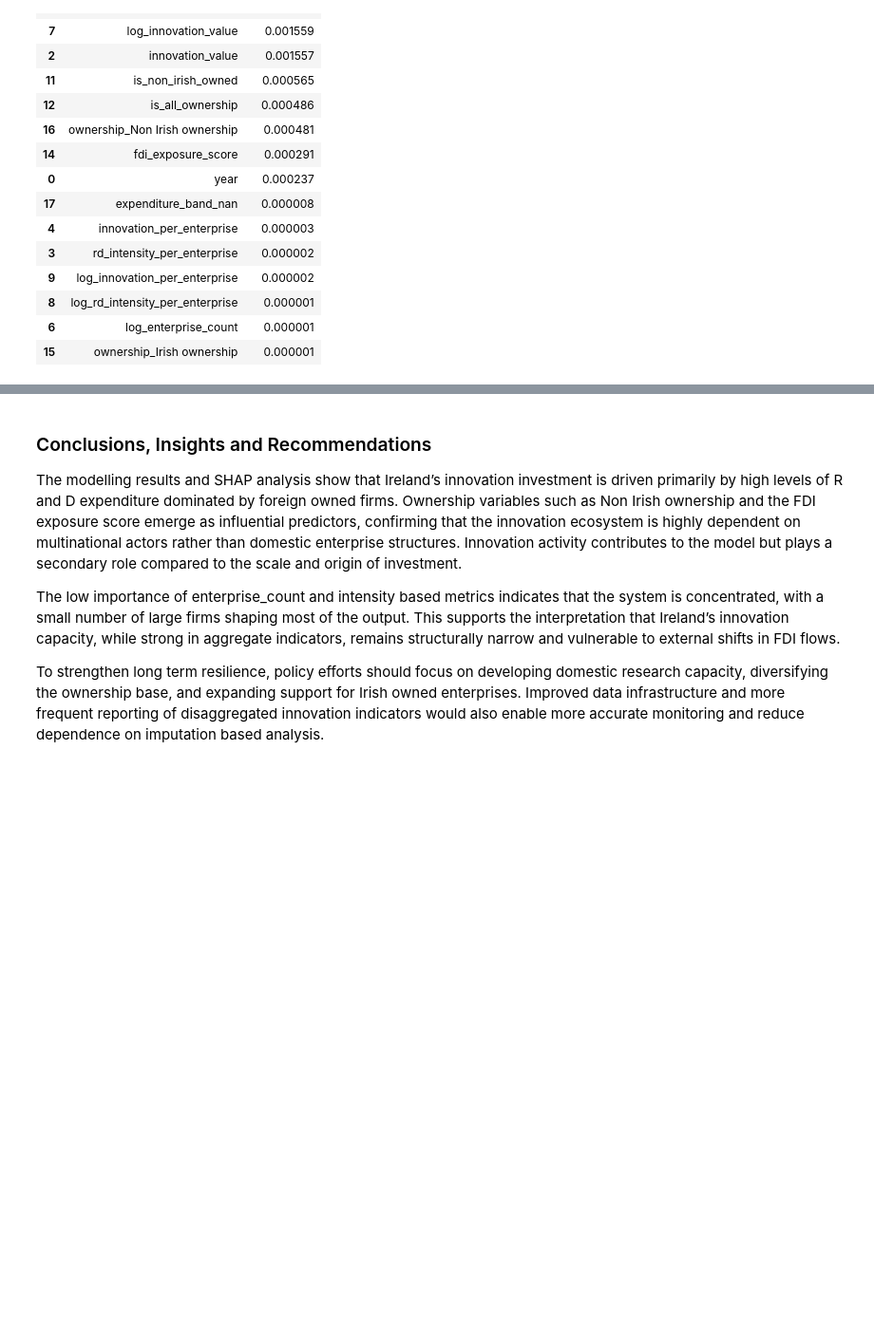
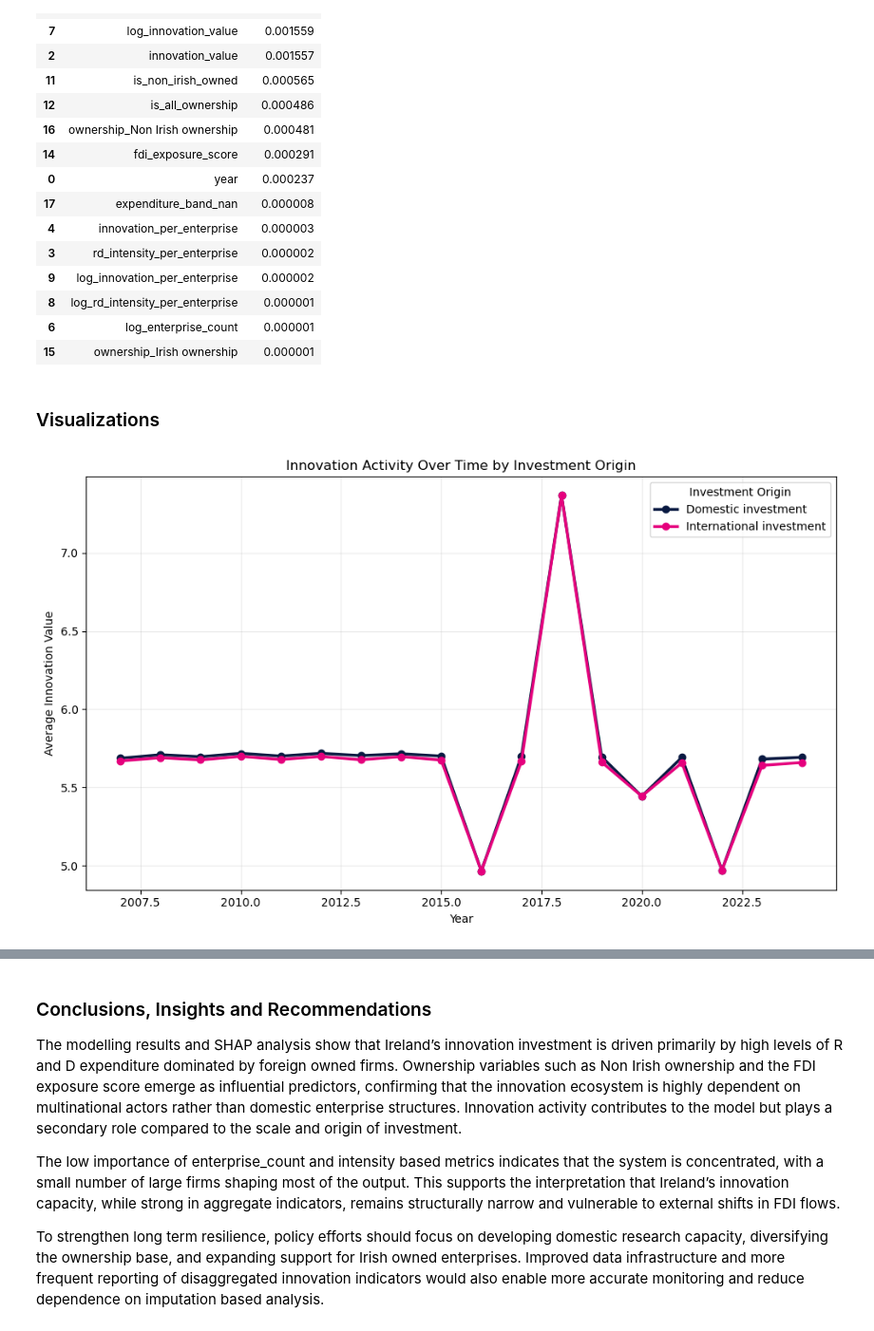
Before and after one commit to moonexca/CA3_StrategicThinking_SolYash, a Jupyter notebook: Adriana_Soledad_Yash_Ecosystem_of_Innovation_Ireland.ipynb, the cells around one changed output, grey strips where cells are left out. Shown at 95% size. Drawn from its saved outputs; the diff is of its cells as text; code cells hidden in the pictures; blank space fills up the shorter version.

Commit message:
Initial portfolio publication of CA3 innovation ecosystem project

```diff
--- a/Adriana_Soledad_Yash_Ecosystem_of_Innovation_Ireland.ipynb
+++ b/Adriana_Soledad_Yash_Ecosystem_of_Innovation_Ireland.ipynb
@@ -311,20 +311,6 @@ dtype: float64
 The datasets obtained from the Central Statistics Office were not designed to align perfectly across ownership categories, expenditure bands and innovation indicators. As a result, the merged analytical matrix contains structural gaps that reflect the fragmented nature of Ireland’s innovation reporting. Rather than treating these gaps as noise, the project applies advanced statistical imputation to approximate the values that are most plausible within the underlying economic patterns.
 
 This approach is consistent with how international institutions such as the OECD and Eurostat reconstruct incomplete innovation series, especially when different datasets use different aggregation levels. The goal is not to fabricate new information but to estimate missing entries using the relationships that already exist in the observed data. By applying IterativeImputer and KNN modelling, the imputation process allows the dataset to recover latent patterns between R&D expenditure, ownership nationality, enterprise size and innovation intensity. This produces a coherent analytical structure that supports machine-learning models and strengthens the interpretation of Ireland’s innovation dynamics within the broader theoretical framework of dependency, FDI concentration and the rhizomatic relationships that shape investment flows.
-# %%
-from sklearn.experimental import enable_iterative_imputer
-from sklearn.impute import IterativeImputer, KNNImputer
-from sklearn.preprocessing import LabelEncoder
-
-# Encode categorical variables temporarily for advanced imputation
-df_encoded = df.copy()
-label_encoders = {}
-
-categorical_cols = ["expenditure_band", "ownership"]
-for col in categorical_cols:
-    le = LabelEncoder()
-    df_encoded[col] = le.fit_transform(df_encoded[col].astype(str))
-    label_encoders[col] = le
 # %%
 # Numeric and categorical separation
 numeric_cols = ["rd_expenditure", "enterprise_count", "innovation_value"]
@@ -632,3 +618,36 @@ rf_importances.head(15)
 | 8 | log_rd_intensity_per_enterprise | 0.000001 |
 | 6 | log_enterprise_count | 0.000001 |
 | 15 | ownership_Irish ownership | 0.000001 |
+# %% [markdown]
+### Visualizations
+# %%
+df_plot = df.copy()
+
+df_plot["investment_origin"] = df_plot["ownership"].map({
+    "Irish ownership": "Domestic investment",
+    "Non Irish ownership": "International investment",
+    "All nationalities of ownership": "Mixed investment"})
+# %%
+colors = {
+    "Domestic investment": "#0A1A42",
+    "International investment": "#E5007D"
+}
+
+data = df_plot[df_plot["investment_origin"].isin(["Domestic investment", "International investment"])]
+grouped = data.groupby(["year", "investment_origin"], as_index=False)["innovation_value"].mean()
+
+plt.figure(figsize=(10, 6))
+for origin in ["Domestic investment", "International investment"]:
+    sub = grouped[grouped["investment_origin"] == origin]
+    plt.plot(sub["year"], sub["innovation_value"],
+             marker="o", color=colors[origin], linewidth=2.5, label=origin)
+
+plt.title("Innovation Activity Over Time by Investment Origin")
+plt.xlabel("Year")
+plt.ylabel("Average Innovation Value")
+plt.grid(alpha=0.25)
+plt.legend(title="Investment Origin")
+plt.tight_layout()
+plt.show()
+# %% [output]
+[figure, added]
```
Also changed, not shown: parts of 4 cells of this notebook, 13 other files.
